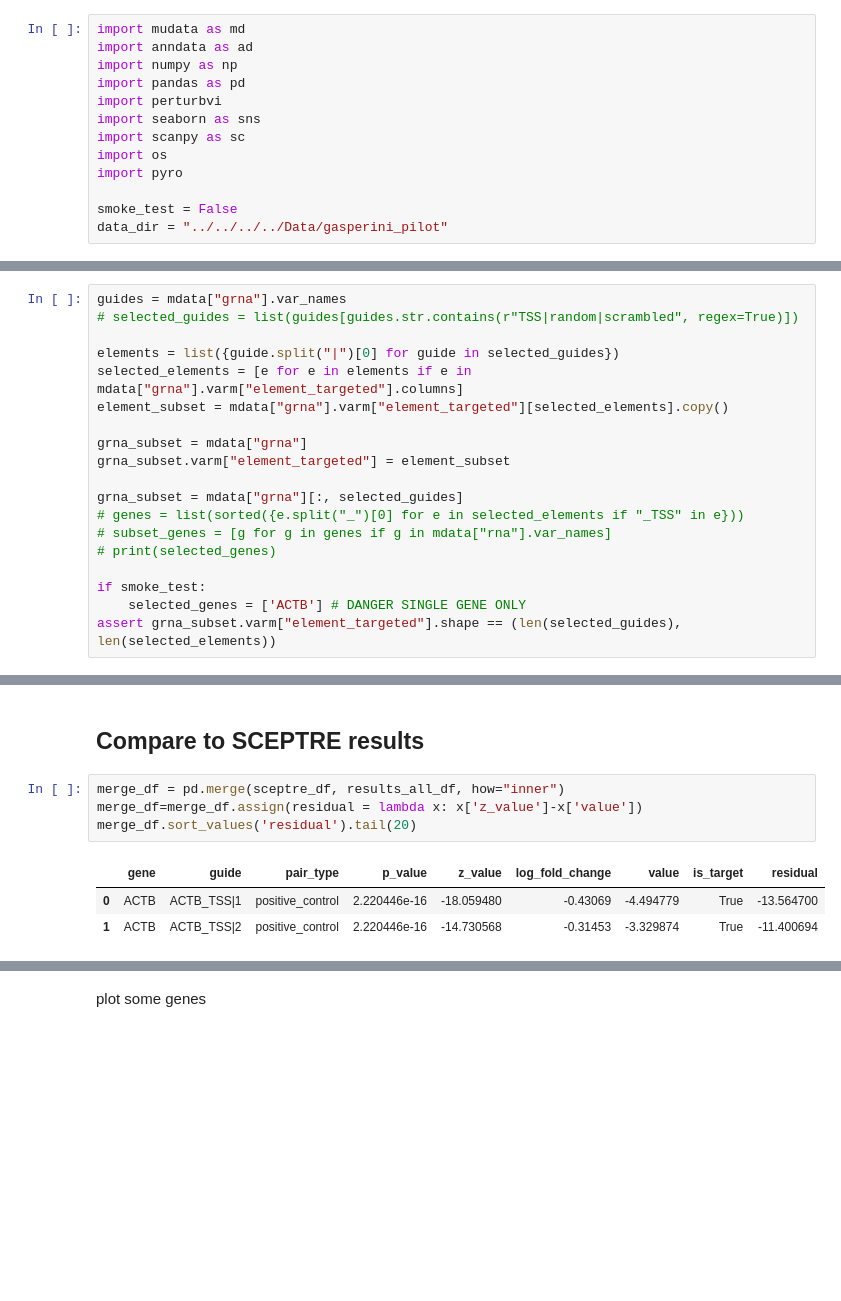
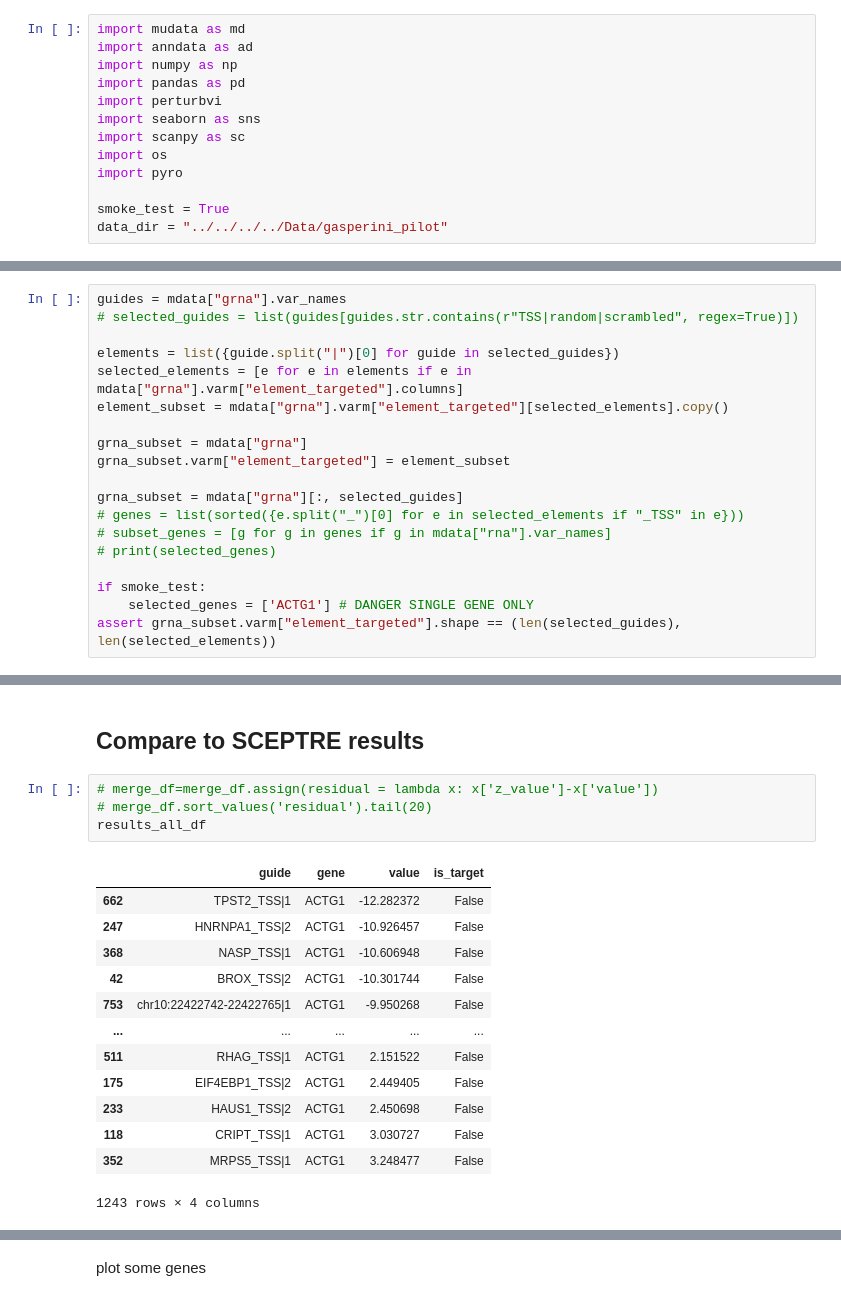
Before and after one commit to pinellolab/PerTurbo, a Jupyter notebook: docs/notebooks/gasperini_pilot.ipynb, the cells around one changed output, grey strips where cells are left out. Cells and saved outputs as stored; diff of their text form; blank space fills up the shorter version.

```diff
--- a/docs/notebooks/gasperini_pilot.ipynb
+++ b/docs/notebooks/gasperini_pilot.ipynb
@@ -11,7 +11,7 @@ import scanpy as sc
 import os
 import pyro
 
-smoke_test = False
+smoke_test = True
 data_dir = "../../../../Data/gasperini_pilot"
 # %% [output]
 Global seed set to 0
@@ -91,7 +98,7 @@ grna_subset = mdata["grna"][:, selected_guides]
 # print(selected_genes)
 
 if smoke_test:
-    selected_genes = ['ACTB'] # DANGER SINGLE GENE ONLY
+    selected_genes = ['ACTG1'] # DANGER SINGLE GENE ONLY
 assert grna_subset.varm["element_targeted"].shape == (len(selected_guides), len(selected_elements))
 # %%
 grna_subset.varm["element_targeted"].shape
@@ -303,12 +305,22 @@ plt.scatter(pyro.get_param_store()["log_var_mean.mu"].cpu().detach().numpy(), py
 # %% [markdown]
 ## Compare to SCEPTRE results
 # %%
-merge_df = pd.merge(sceptre_df, results_all_df, how="inner")
-merge_df=merge_df.assign(residual = lambda x: x['z_value']-x['value'])
-merge_df.sort_values('residual').tail(20)
+# merge_df=merge_df.assign(residual = lambda x: x['z_value']-x['value'])
+# merge_df.sort_values('residual').tail(20)
+results_all_df
 # %% [output]
-|  | gene | guide | pair_type | p_value | z_value | log_fold_change | value | is_target | residual |
-| 0 | ACTB | ACTB_TSS|1 | positive_control | 2.220446e-16 | -18.059480 | -0.43069 | -4.494779 | True | -13.564700 |
-| 1 | ACTB | ACTB_TSS|2 | positive_control | 2.220446e-16 | -14.730568 | -0.31453 | -3.329874 | True | -11.400694 |
+|  | guide | gene | value | is_target |
+| 662 | TPST2_TSS|1 | ACTG1 | -12.282372 | False |
+| 247 | HNRNPA1_TSS|2 | ACTG1 | -10.926457 | False |
+| 368 | NASP_TSS|1 | ACTG1 | -10.606948 | False |
+| 42 | BROX_TSS|2 | ACTG1 | -10.301744 | False |
+| 753 | chr10:22422742-22422765|1 | ACTG1 | -9.950268 | False |
+| ... | ... | ... | ... | ... |
+| 511 | RHAG_TSS|1 | ACTG1 | 2.151522 | False |
+| 175 | EIF4EBP1_TSS|2 | ACTG1 | 2.449405 | False |
+| 233 | HAUS1_TSS|2 | ACTG1 | 2.450698 | False |
+| 118 | CRIPT_TSS|1 | ACTG1 | 3.030727 | False |
+| 352 | MRPS5_TSS|1 | ACTG1 | 3.248477 | False |
+1243 rows × 4 columns
 # %%
 import matplotlib.pyplot as plt
```
Also changed, not shown: parts of 10 cells of this notebook, 1 other file.
